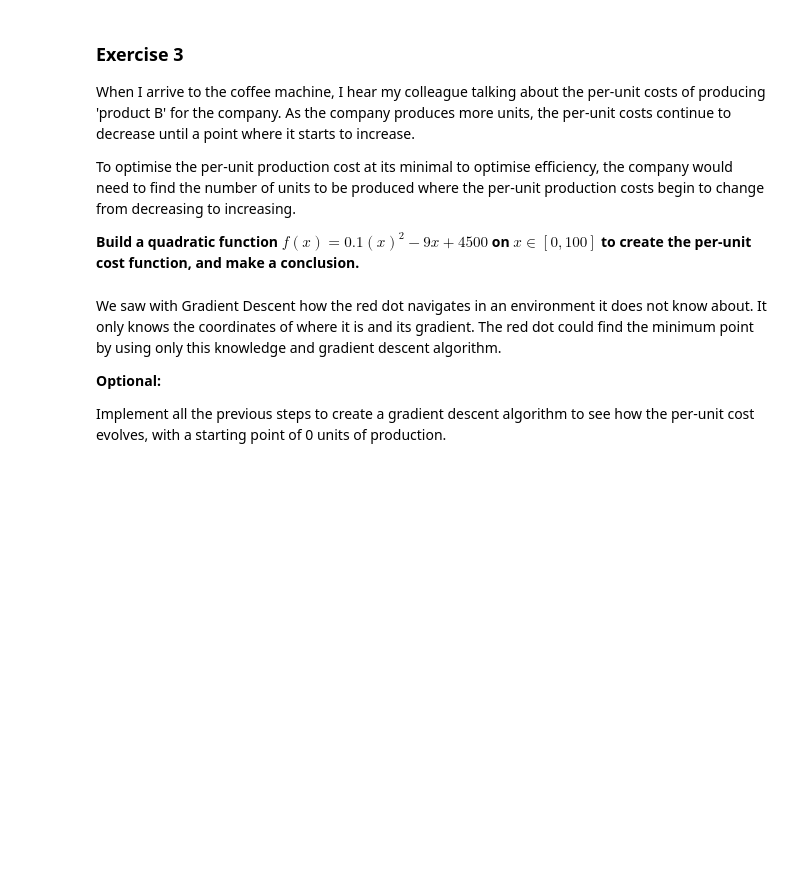
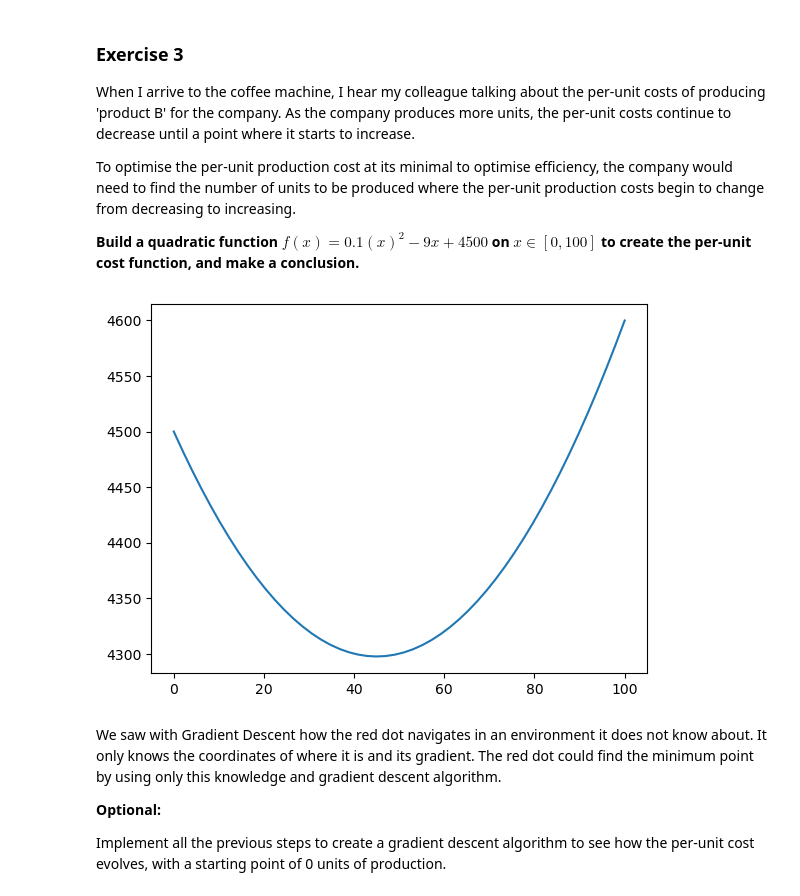
Before and after one commit to Diegomca98/4Geeks-calculus-and-algebra, a Jupyter notebook: notebook/problems.ipynb, the cells around one changed output. Saved outputs shown, nothing was run; the diff lists cells and outputs as text; code cells hidden in the pictures; blank space fills up the shorter version.

```diff
--- a/notebook/problems.ipynb
+++ b/notebook/problems.ipynb
@@ -278,6 +278,13 @@ To optimise the per-unit production cost at its minimal to optimise efficiency,
 **Build a quadratic function $f(x)=0.1(x)^2−9x +4500$ on $x∈[0,100]$  to create the per-unit cost function, and make a conclusion.**
 # %%
 #define and plot the funtion
+def quad_func(x): return .1*(x**2) - 9*(x) + 4500
+xCol = np.linspace(0,100)
+#visualize(quad_func, x=xCol)
+plt.plot(x, quad_func(x))
+plt.show()
+# %% [output]
+[figure, added]
 # %% [markdown]
 We saw with Gradient Descent how the red dot navigates in an environment it does not know about. It only knows the coordinates of where it is and its gradient. The red dot could find the minimum point by using only this knowledge and gradient descent algorithm.
 
```
Also changed, not shown: parts of 6 cells of this notebook.
